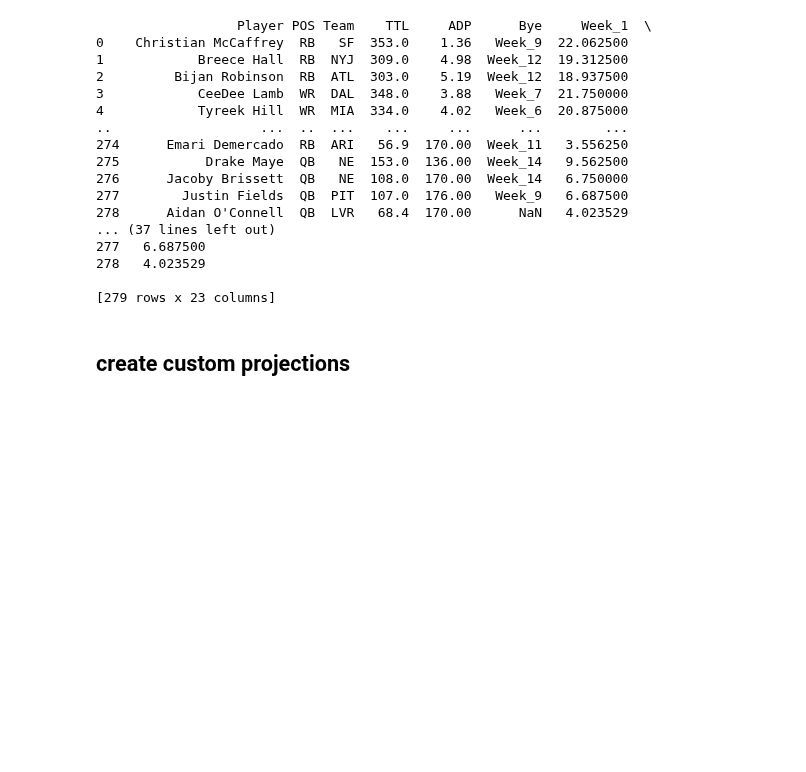
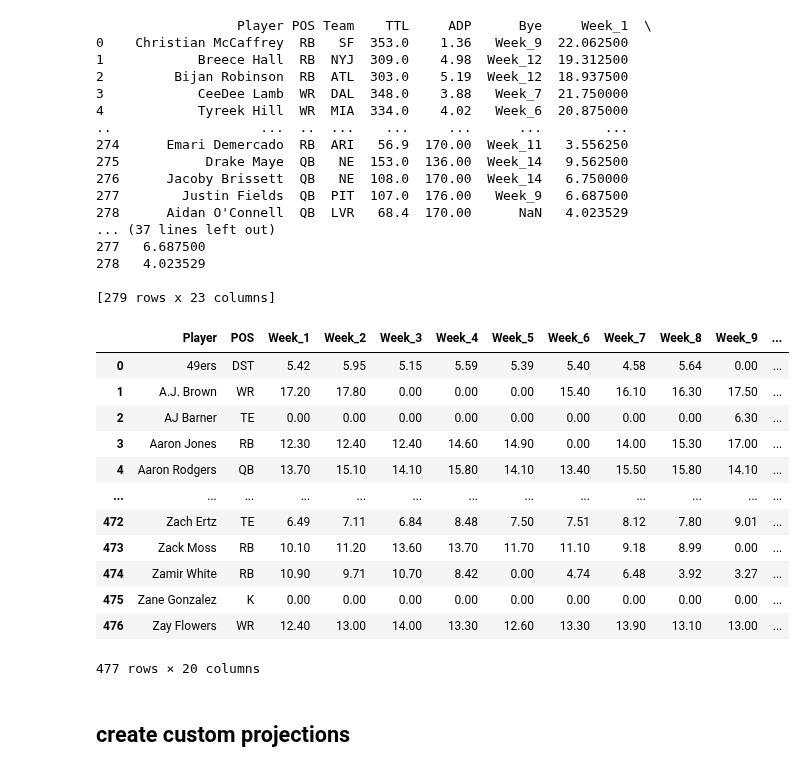
Before and after one commit to alexk2206/Data_Driven_Fantasy_Football, a Jupyter notebook: Enhanced_optimization_new.ipynb, the cells around one changed output. Drawn from its saved outputs; the diff is of its cells as text; code cells hidden in the pictures; blank space fills up the shorter version.

```diff
--- a/Enhanced_optimization_new.ipynb
+++ b/Enhanced_optimization_new.ipynb
@@ -163,18 +163,44 @@ print(season_projections)
 
 [279 rows x 23 columns]
 # %%
-# weekly_projections_url = f'https://raw.githubusercontent.com/alexk2206/Data_Driven_Fantasy_Football/refs/heads/dev/projection_data/2024/weekly_projections_{year}.csv'
+weekly_projections_url = f'https://raw.githubusercontent.com/alexk2206/Data_Driven_Fantasy_Football/refs/heads/dev/projection_data/2024/weekly_projections_{year}.csv'
 
-# weekly_projections = (
-#     pd.read_csv(weekly_projections_url)
-#       .loc[:, ['player', 'position', 'team', 'points', 'week', 'year']]
-#       .rename(columns={'player': 'Player', 'position': 'POS'})
-#       .query('POS in @allowed_positions')
-#       .copy()
-# )
+weekly_projections = (
+    pd.read_csv(weekly_projections_url)
+      .loc[:, ['player', 'position', 'team', 'points', 'week', 'year']]
+      .rename(columns={'player': 'Player', 'position': 'POS', 'Team': 'NFL_Team'})
+      .query('POS in @allowed_positions')
+      .copy()
+)
 
-# print(len(weekly_projections))
-# weekly_projections
+weekly_projections = (
+    weekly_projections
+      .pivot_table(
+         index=['Player','POS'],
+         columns='week',
+         values='points',
+         aggfunc='first'
+      )
+      .rename_axis(None, axis=1)
+      .add_prefix('Week_')
+      .reset_index()
+      .fillna(0)
+)
+weekly_projections
+# %% [output]
+|  | Player | POS | Week_1 | Week_2 | Week_3 | Week_4 | Week_5 | Week_6 | Week_7 | Week_8 | Week_9 | ... |
+| 0 | 49ers | DST | 5.42 | 5.95 | 5.15 | 5.59 | 5.39 | 5.40 | 4.58 | 5.64 | 0.00 | ... |
+| 1 | A.J. Brown | WR | 17.20 | 17.80 | 0.00 | 0.00 | 0.00 | 15.40 | 16.10 | 16.30 | 17.50 | ... |
+| 2 | AJ Barner | TE | 0.00 | 0.00 | 0.00 | 0.00 | 0.00 | 0.00 | 0.00 | 0.00 | 6.30 | ... |
+| 3 | Aaron Jones | RB | 12.30 | 12.40 | 12.40 | 14.60 | 14.90 | 0.00 | 14.00 | 15.30 | 17.00 | ... |
+| 4 | Aaron Rodgers | QB | 13.70 | 15.10 | 14.10 | 15.80 | 14.10 | 13.40 | 15.50 | 15.80 | 14.10 | ... |
+| ... | ... | ... | ... | ... | ... | ... | ... | ... | ... | ... | ... | ... |
+| 472 | Zach Ertz | TE | 6.49 | 7.11 | 6.84 | 8.48 | 7.50 | 7.51 | 8.12 | 7.80 | 9.01 | ... |
+| 473 | Zack Moss | RB | 10.10 | 11.20 | 13.60 | 13.70 | 11.70 | 11.10 | 9.18 | 8.99 | 0.00 | ... |
+| 474 | Zamir White | RB | 10.90 | 9.71 | 10.70 | 8.42 | 0.00 | 4.74 | 6.48 | 3.92 | 3.27 | ... |
+| 475 | Zane Gonzalez | K | 0.00 | 0.00 | 0.00 | 0.00 | 0.00 | 0.00 | 0.00 | 0.00 | 0.00 | ... |
+| 476 | Zay Flowers | WR | 12.40 | 13.00 | 14.00 | 13.30 | 12.60 | 13.30 | 13.90 | 13.10 | 13.00 | ... |
+477 rows × 20 columns
 # %% [markdown]
 ## create custom projections
 # %%
```
Also changed, not shown: parts of 10 cells of this notebook.
